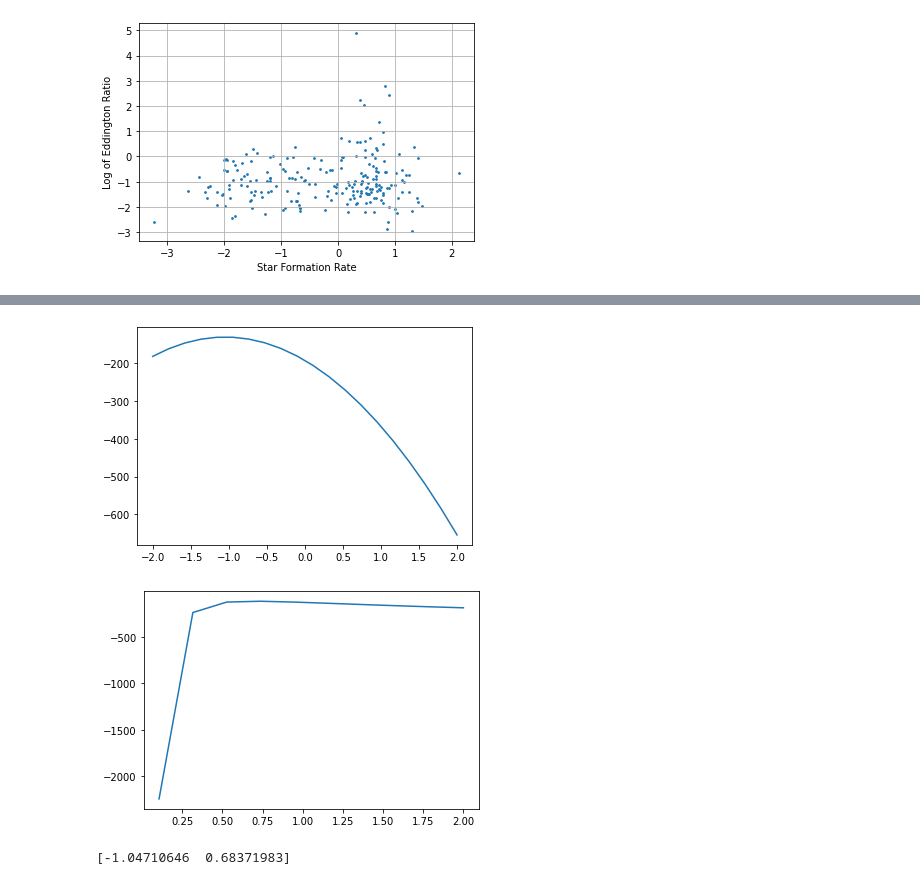
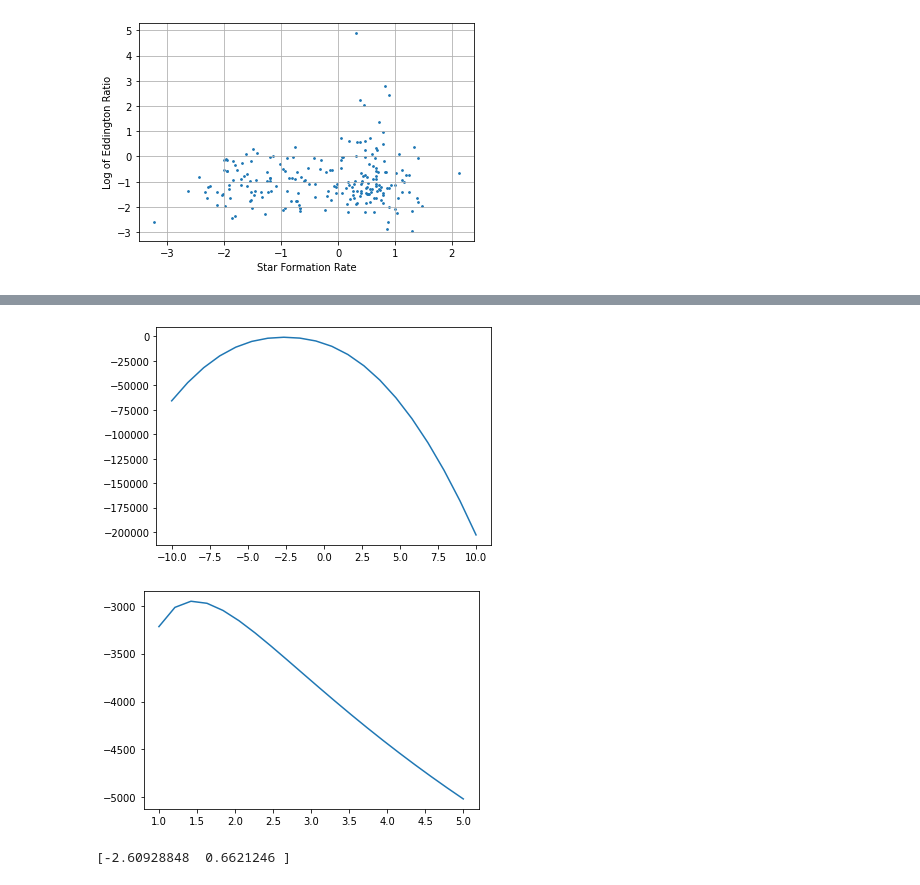
Before and after one commit to arjuns2197/Active-Galactic-Nuclei, a Jupyter notebook: agn.ipynb, the cells around one changed output, grey strips where cells are left out. Cells and saved outputs as stored; diff of their text form; code cells hidden in the pictures.

```diff
--- a/agn.ipynb
+++ b/agn.ipynb
@@ -268,7 +270,7 @@ matches_pipe3d_modified = matches_pipe3d_mdfied1[indices_sigma]
 modified_SF = matches_pipe3d_modified['log_SFR_Ha']
 
 radio_L_sfr = lm.intercept_ + lm.coef_*modified_SF + 0.5
-radio_L_sfr=radio_L_sfr.reshape(197,)
+radio_L_sfr=radio_L_sfr.reshape(len(modified_SF),)
 indices_not_SF = np.where(radio_L_sfr < radio_L[indices_SFR][indices_stellar_mass][indices_sigma])
 radio_L_AGN = radio_L[indices_SFR][indices_stellar_mass][indices_sigma][indices_not_SF]
 
@@ -307,11 +309,14 @@ plt.show()
 # %% [output]
 [figure]
 # %%
-indices = np.where(data_pipe3d['log_SFR_Ha']> -4)
-log_mass_BH_all = np.float64(8.12+4.24*np.log10(data_pipe3d['sigma_cen'][indices]/200))
+indices = np.where(data_pipe3d['log_SFR_Ha']>-4)
+data_pipe3d_mdfied = data_pipe3d[indices]
+indices_sigma_pipe3d = np.where(data_pipe3d_mdfied['sigma_cen']>50)
+data_pipe3d_mdfied1 = data_pipe3d_mdfied[indices_sigma_pipe3d]
+log_mass_BH_all = np.float64(8.12+4.24*np.log10(data_pipe3d_mdfied1['sigma_cen']/200))
 log_L_Edd_all = np.float64(np.log10(1.26e38)+log_mass_BH_all)
 L_Edd_all= 10**log_L_Edd_all
-log_L_XR_all = np.float64(0.925*L_lim_modified[indices]+7.1)
+log_L_XR_all = np.float64(0.925*L_lim_modified[indices][indices_sigma_pipe3d]+7.1)
 L_XR_all = 10**log_L_XR_all
 L_Bolo_all = 20*L_XR_all
 lambda_lim = L_Bolo_all/L_Edd_all
@@ -404,12 +363,11 @@ def ln_p_1(theta):
 
   xs = x + 0.5*dx
   cf = f.cumsum() * dx
-  indices_nan= np.where(np.log10(lambda_lim)== np.nan)
 
   import scipy.interpolate
 
   intcf = scipy.interpolate.interp1d(xs, cf, kind='cubic', assume_sorted=False, bounds_error=False, fill_value='extrapolate')
-  ln_p_x = ln_p_x+ np.log(intcf(np.log10(lambda_lim[indices_nan]))).sum()
+  ln_p_x = ln_p_x + np.log(intcf(np.log10(lambda_lim))).sum()
 
   return ln_p_x
 
@@ -417,23 +375,23 @@ def ln_p_maximization(theta):
   return -1*ln_p_1(theta)
 # %%
 fig, ax = plt.subplots()
-means = np.linspace(-2,2,20)
+means = np.linspace(-10,10,20)
 arr = np.zeros(len(means))
 for i in range(len(means)):
   arr[i] = ln_p_1([means[i],1])
 ax.plot(means,arr)
 plt.show()
 
 fig, ax = plt.subplots()
-stds = np.linspace(-2,2 ,20)
+stds = np.linspace(1,5 ,20)
 arr1 = np.zeros(len(stds))
 for i in range(len(stds)):
   arr1[i] = ln_p_1([-1,stds[i]])
 ax.plot(stds,arr1)
 plt.show()
 # %% [output]
-[figure, old version]
+[figure, new version]
-[figure, old version]
+[figure, new version]
 # %%
 from scipy.optimize import minimize
 mean_start = 4
@@ -442,4 +400,4 @@ theta_start = [mean_start,std_start]
 result = minimize(ln_p_maximization,theta_start, method= 'Nelder-Mead')
 print(result.x)
 # %% [output]
-[-1.04710646  0.68371983]
+[-2.60928848  0.6621246 ]
```
Also changed, not shown: parts of 11 cells of this notebook.
